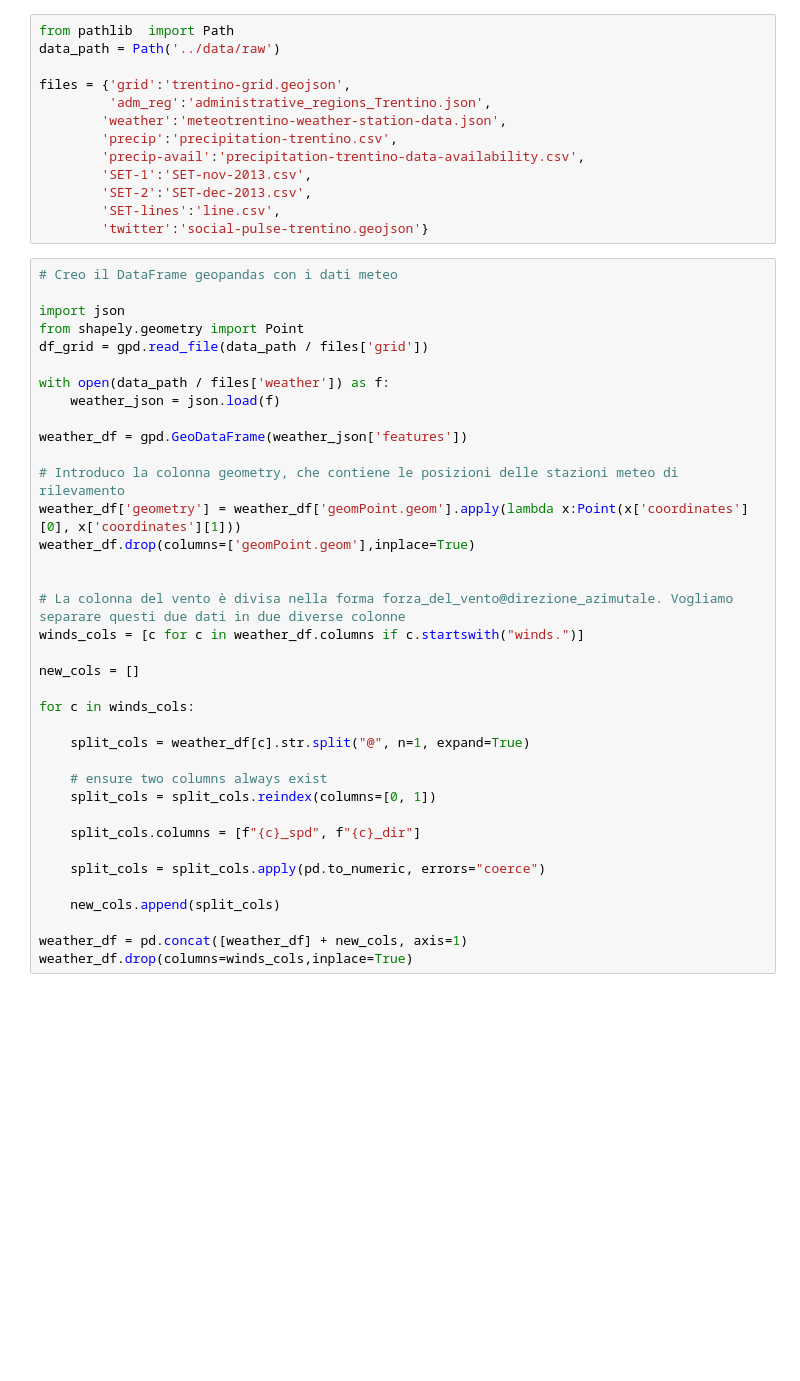
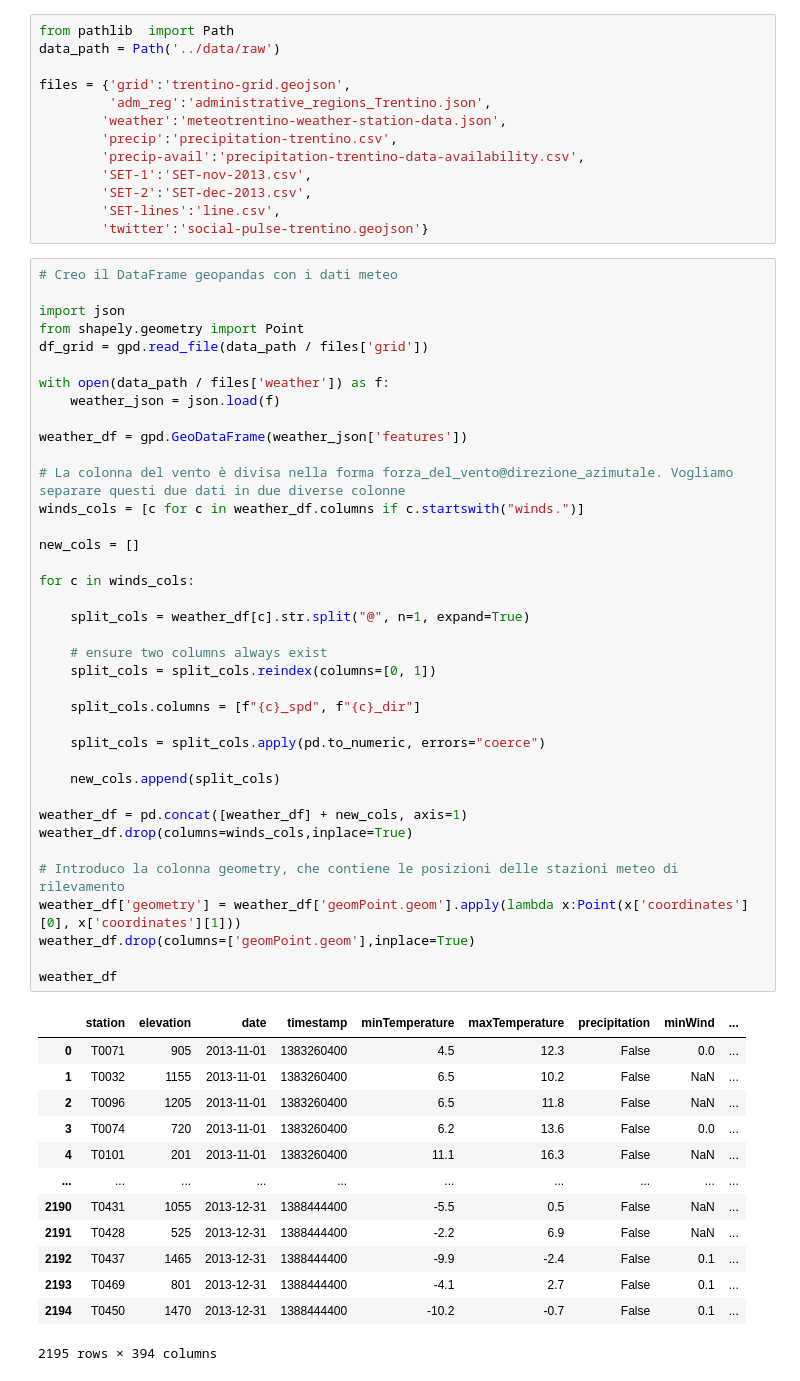
Before and after one commit to CarloDegasperi/DataScience, a Jupyter notebook: notebooks/main_progetto.ipynb, the cells around one changed output. Saved outputs shown, nothing was run; the diff lists cells and outputs as text; blank space fills up the shorter version.

```diff
--- a/notebooks/main_progetto.ipynb
+++ b/notebooks/main_progetto.ipynb
@@ -33,38 +33,53 @@ files = {'grid':'trentino-grid.geojson',
 
 import json
 from shapely.geometry import Point
 df_grid = gpd.read_file(data_path / files['grid'])
 
 with open(data_path / files['weather']) as f:
     weather_json = json.load(f)
 
 weather_df = gpd.GeoDataFrame(weather_json['features'])
-
-# Introduco la colonna geometry, che contiene le posizioni delle stazioni meteo di rilevamento
-weather_df['geometry'] = weather_df['geomPoint.geom'].apply(lambda x:Point(x['coordinates'][0], x['coordinates'][1]))
-weather_df.drop(columns=['geomPoint.geom'],inplace=True)
-
 
 # La colonna del vento è divisa nella forma forza_del_vento@direzione_azimutale. Vogliamo separare questi due dati in due diverse colonne
 winds_cols = [c for c in weather_df.columns if c.startswith("winds.")]
 
 new_cols = []
 
 for c in winds_cols:
 
     split_cols = weather_df[c].str.split("@", n=1, expand=True)
 
     # ensure two columns always exist
     split_cols = split_cols.reindex(columns=[0, 1])
 
     split_cols.columns = [f"{c}_spd", f"{c}_dir"]
 
     split_cols = split_cols.apply(pd.to_numeric, errors="coerce")
 
     new_cols.append(split_cols)
 
 weather_df = pd.concat([weather_df] + new_cols, axis=1)
 weather_df.drop(columns=winds_cols,inplace=True)
+
+# Introduco la colonna geometry, che contiene le posizioni delle stazioni meteo di rilevamento
+weather_df['geometry'] = weather_df['geomPoint.geom'].apply(lambda x:Point(x['coordinates'][0], x['coordinates'][1]))
+weather_df.drop(columns=['geomPoint.geom'],inplace=True)
+
+weather_df
+# %% [output]
+|  | station | elevation | date | timestamp | minTemperature | maxTemperature | precipitation | minWind | ... |
+| 0 | T0071 | 905 | 2013-11-01 | 1383260400 | 4.5 | 12.3 | False | 0.0 | ... |
+| 1 | T0032 | 1155 | 2013-11-01 | 1383260400 | 6.5 | 10.2 | False | NaN | ... |
+| 2 | T0096 | 1205 | 2013-11-01 | 1383260400 | 6.5 | 11.8 | False | NaN | ... |
+| 3 | T0074 | 720 | 2013-11-01 | 1383260400 | 6.2 | 13.6 | False | 0.0 | ... |
+| 4 | T0101 | 201 | 2013-11-01 | 1383260400 | 11.1 | 16.3 | False | NaN | ... |
+| ... | ... | ... | ... | ... | ... | ... | ... | ... | ... |
+| 2190 | T0431 | 1055 | 2013-12-31 | 1388444400 | -5.5 | 0.5 | False | NaN | ... |
+| 2191 | T0428 | 525 | 2013-12-31 | 1388444400 | -2.2 | 6.9 | False | NaN | ... |
+| 2192 | T0437 | 1465 | 2013-12-31 | 1388444400 | -9.9 | -2.4 | False | 0.1 | ... |
+| 2193 | T0469 | 801 | 2013-12-31 | 1388444400 | -4.1 | 2.7 | False | 0.1 | ... |
+| 2194 | T0450 | 1470 | 2013-12-31 | 1388444400 | -10.2 | -0.7 | False | 0.1 | ... |
+2195 rows × 394 columns
 # %%
 # modifica del dataframe in modo da mettere in ordine cronologico
 
```
Also changed, not shown: parts of 3 cells of this notebook, 1 other file.
